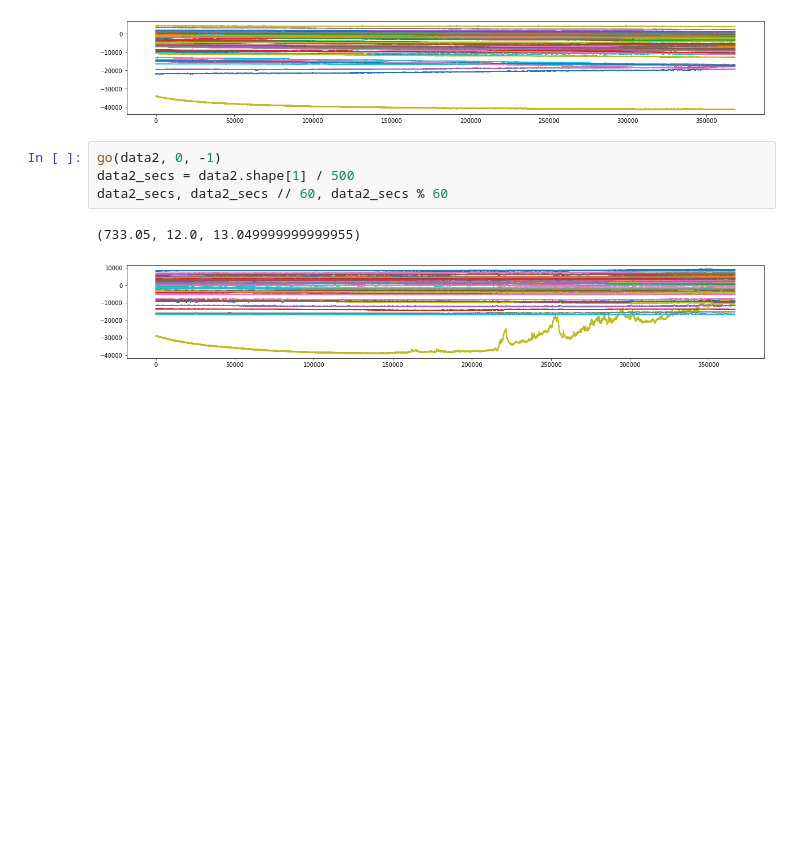
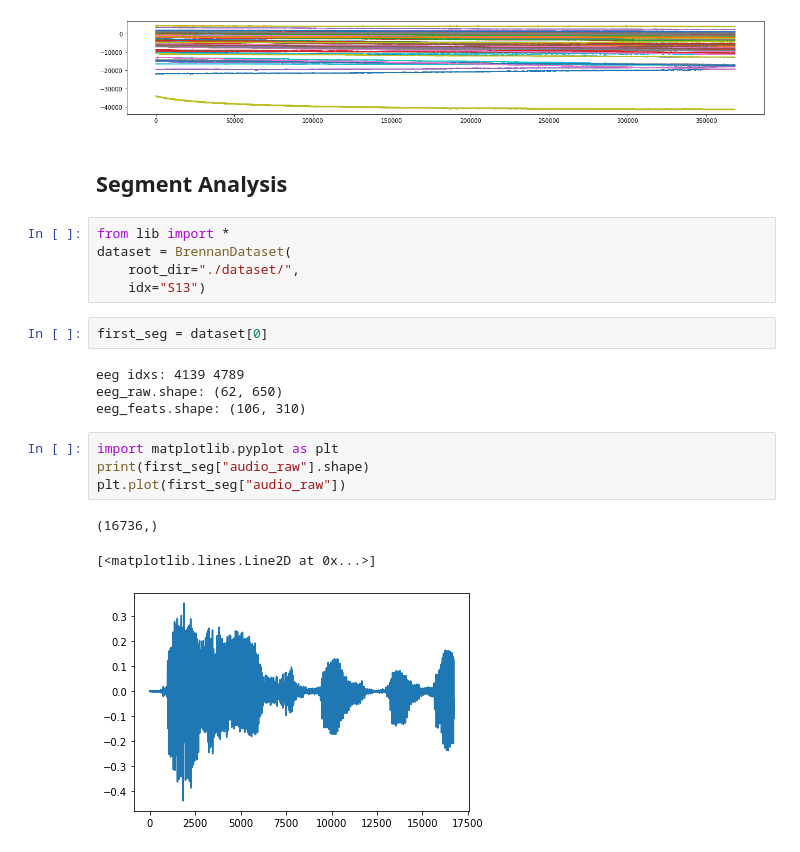
Before and after one commit to MiscellaneousStuff/eeg-stimuli, a Jupyter notebook: main.ipynb, the cells around one changed output. Drawn from its saved outputs; the diff is of its cells as text; blank space fills up the shorter version.

Commit message:
added proper handling of eeg and audio segments for brennan

```diff
--- a/main.ipynb
+++ b/main.ipynb
@@ -175,10 +193,24 @@ data_secs, data_secs // 60, data_secs % 60
 # %% [output]
 (736.55, 12.0, 16.549999999999955)
 [figure]
-# %%
-go(data2, 0, -1)
-data2_secs = data2.shape[1] / 500
-data2_secs, data2_secs // 60, data2_secs % 60
-# %% [output]
-(733.05, 12.0, 13.049999999999955)
-[figure, removed]
+# %% [markdown]
+## Segment Analysis
+# %%
+from lib import *
+dataset = BrennanDataset(
+    root_dir="./dataset/",
+    idx="S13")
+# %%
+first_seg = dataset[0]
+# %% [output]
+eeg idxs: 4139 4789
+eeg_raw.shape: (62, 650)
+eeg_feats.shape: (106, 310)
+# %%
+import matplotlib.pyplot as plt
+print(first_seg["audio_raw"].shape)
+plt.plot(first_seg["audio_raw"])
+# %% [output]
+(16736,)
+[<matplotlib.lines.Line2D at 0x...>]
+[figure, added]
```
Also changed, not shown: parts of 12 cells of this notebook, 3 other files.
